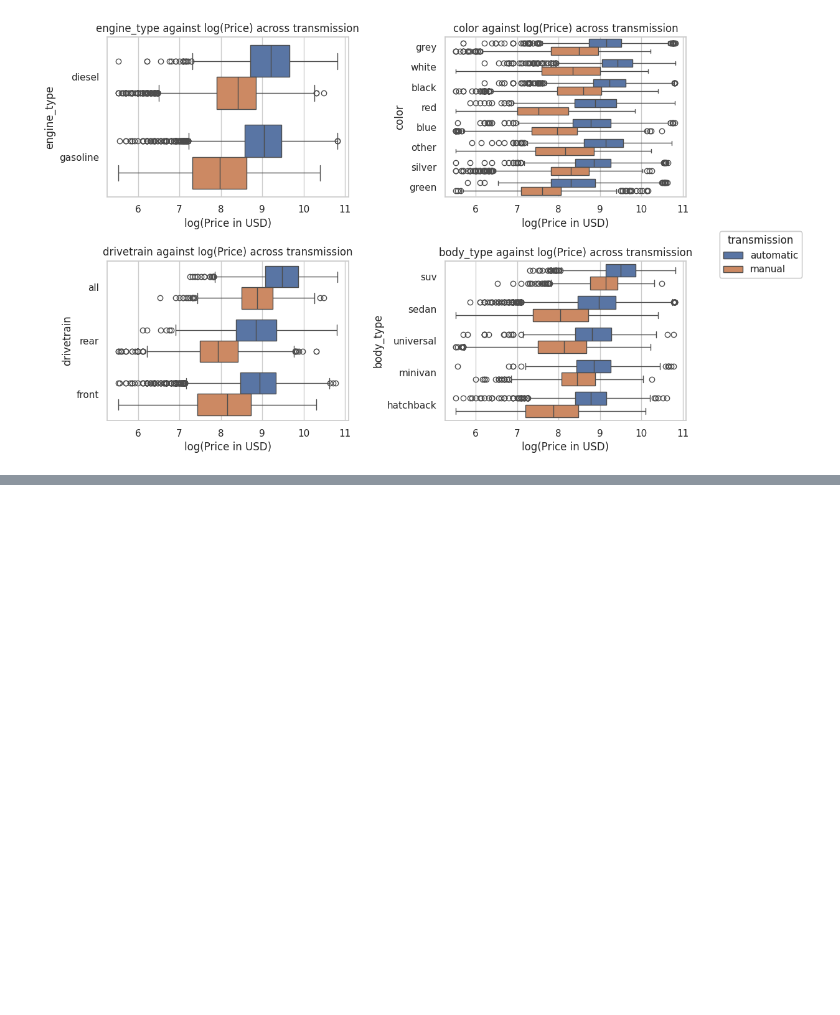
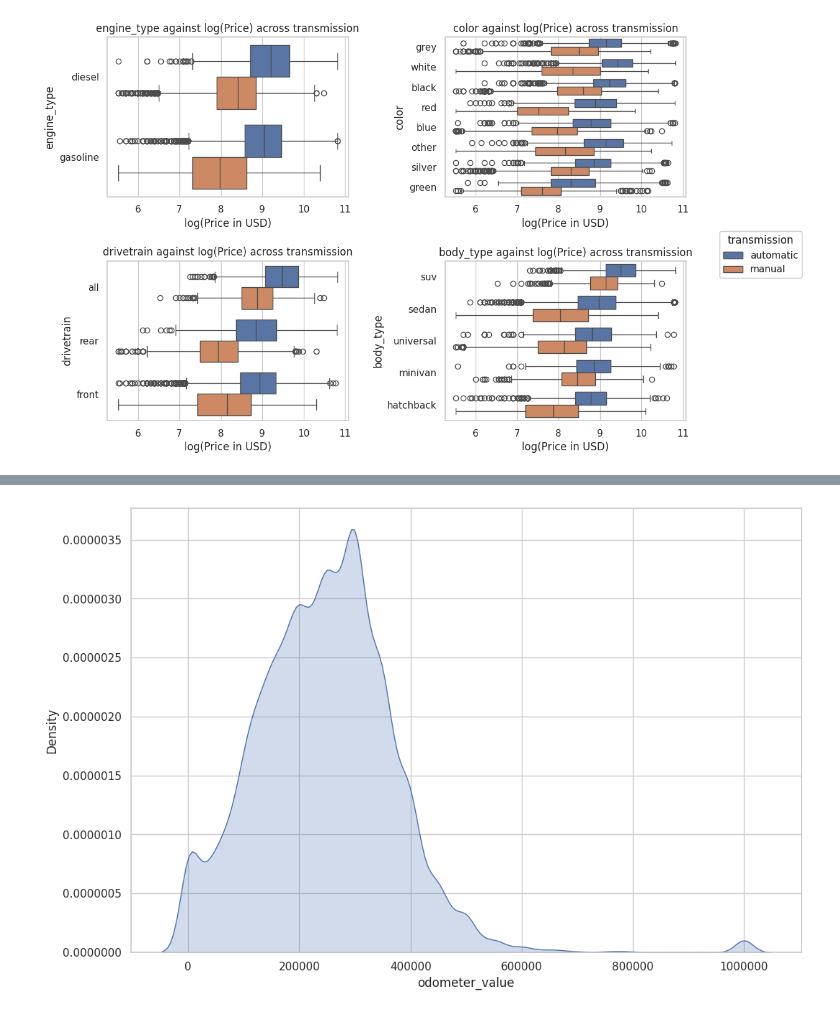
Before and after one commit to NigelPetersen/UsedCars, a Jupyter notebook: UsedCars.ipynb, the cells around one changed output, grey strips where cells are left out. Cells and saved outputs as stored; diff of their text form; code cells hidden in the pictures; blank space fills up the shorter version.

```diff
--- a/UsedCars.ipynb
+++ b/UsedCars.ipynb
@@ -131,0 +172,6 @@ plt.show()
+# %%
+my_plot = sns.kdeplot(x = "odometer_value", fill = True, data = cars_data)
+my_plot.ticklabel_format(style = "plain")
+plt.show()
+# %% [output]
+[figure, added]
```
Also changed, not shown: parts of 4 cells of this notebook.
